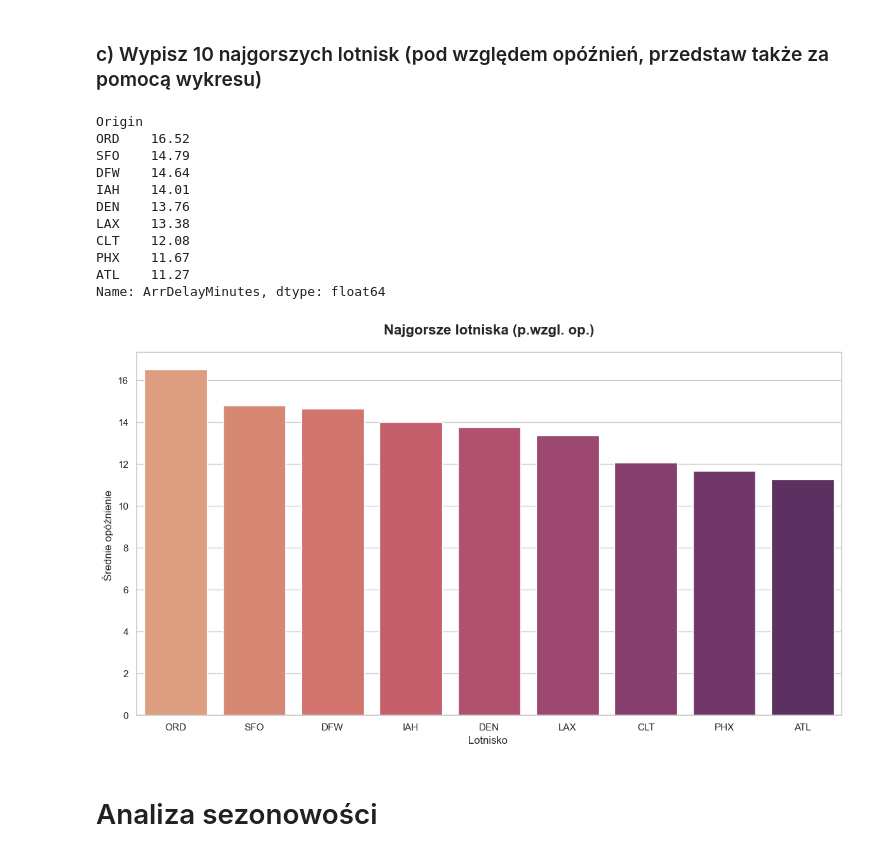
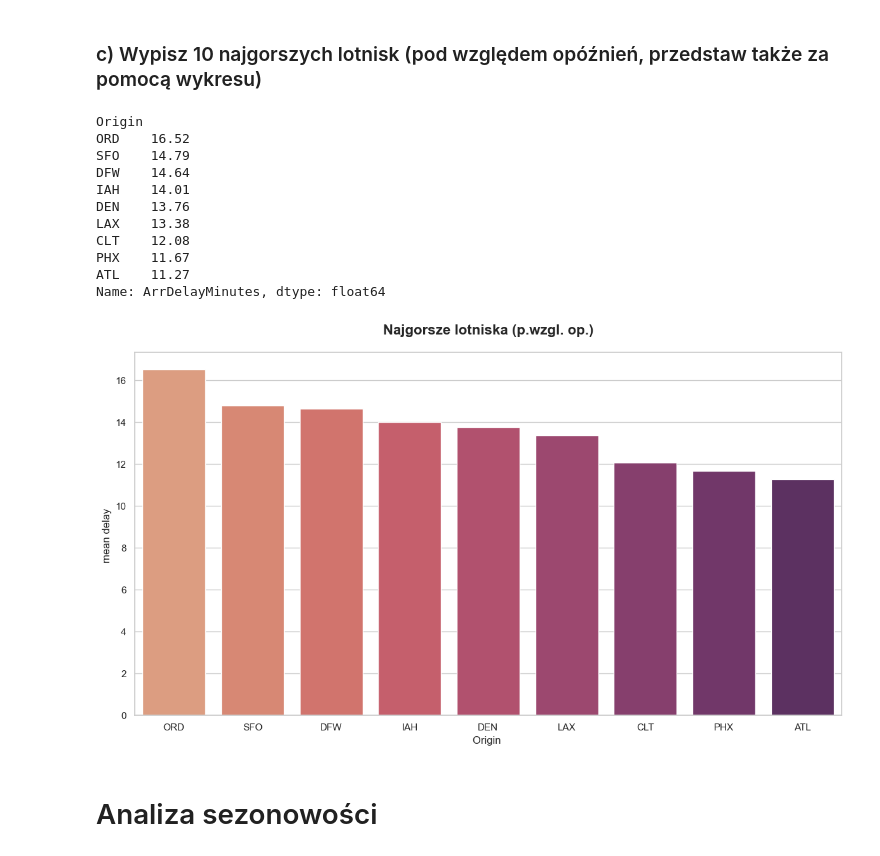
Before and after one commit to Drag0neUsz/Big_Data_Class_2_FLIGHTS, a Jupyter notebook: sample.ipynb, the cells around one changed output. Saved outputs shown, nothing was run; the diff lists cells and outputs as text; code cells hidden in the pictures.

```diff
--- a/sample.ipynb
+++ b/sample.ipynb
@@ -134,36 +134,36 @@ data_to_plot=data_to_plot.sort_values('mean', ascending=False)
 
 sns.set_theme(style="whitegrid")
 plt.figure(figsize=(12, 7))
 
 barplot = sns.barplot(
     x='Origin',
     y='mean',
     data=data_to_plot,
     hue='Origin',
     palette='flare',
     legend=False
 )
 
 
 plt.title('Najgorsze lotniska (p.wzgl. op.)', fontsize=16, fontweight='bold', pad=20)
-plt.xlabel('Lotnisko ', fontsize=12)
-plt.ylabel('Średnie opóźnienie ', fontsize=12)
+plt.xlabel('Origin ', fontsize=12)
+plt.ylabel('mean delay ', fontsize=12)
 
 plt.tight_layout()
 plt.show()
 # %% [output]
 Origin
 ORD    16.52
 SFO    14.79
 DFW    14.64
 IAH    14.01
 DEN    13.76
 LAX    13.38
 CLT    12.08
 PHX    11.67
 ATL    11.27
 Name: ArrDelayMinutes, dtype: float64
-[figure, old version]
+[figure, new version]
 # %% [markdown]
 # Analiza sezonowości
 # %% [markdown]
```
Also changed, not shown: parts of 8 cells of this notebook.
